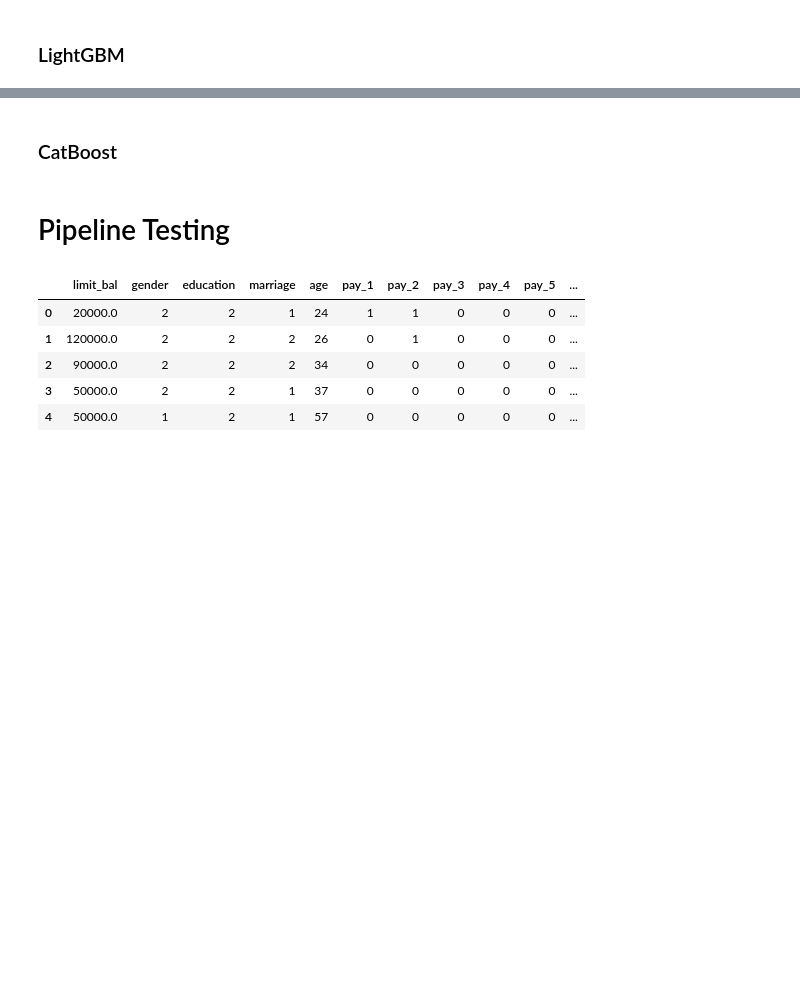
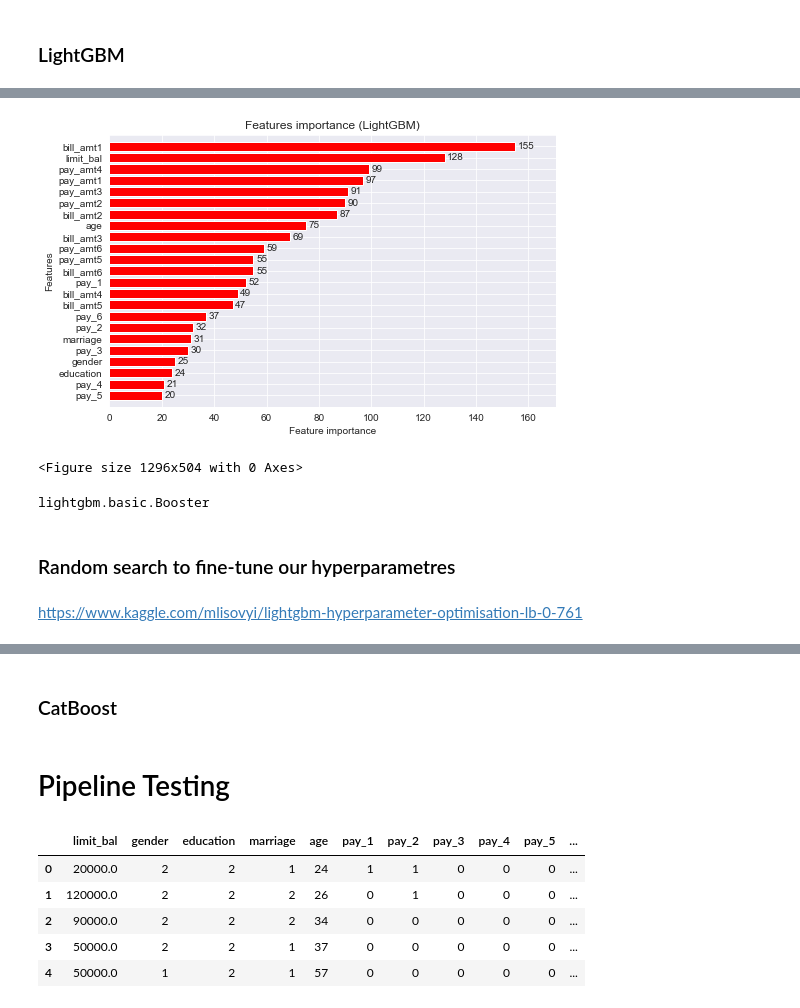
Before and after one commit to thomasXwang/UCI-Credit-card-defaults, a Jupyter notebook: 04-UCI with pipelines.ipynb, the cells around one changed output, grey strips where cells are left out. Saved outputs shown, nothing was run; the diff lists cells and outputs as text; code cells hidden in the pictures; blank space fills up the shorter version.

Commit message:
Added a LightGBM predictor, with a random search, but it yields nothing good

```diff
--- a/04-UCI with pipelines.ipynb
+++ b/04-UCI with pipelines.ipynb
@@ -1208,0 +1222,2 @@ print(roc_auc_score(y_test, y_pred))
+# %%
+categorical_features = ['gender', 'education', 'marriage', 'pay_1', 'pay_2', 'pay_3', 'pay_4', 'pay_5', 'pay_6']
@@ -1208,0 +1228,37 @@ print(roc_auc_score(y_test, y_pred))
+# %%
+d_train = lgb.Dataset(X_raw_train,
+                      label=y_train,
+                      categorical_feature=categorical_features,
+                     free_raw_data=False)
+d_test = lgb.Dataset(X_raw_test,
+                     y_test,
+                     reference=d_train,
+                     categorical_feature=categorical_features,
+                    free_raw_data=True)
+# %%
+params = {
+    'learning_rate': 0.06,
+    'boosting_type': 'gbdt',
+    'objective': 'binary',
+    'metric': 'auc',
+
+
+    'scale_pos_weight': 6,
+    'num_leaves': 15,
+    'max_depth': 7,
+    'min_data_in_leaf': 500, # Min number of data needed in a child leaf,
+
+    'bagging_freq': 1, # enabling random selection of data
+    'bagging_fraction': 0.8,
+    'feature_fraction': 0.8,
+    'verbose': 1,
+}
+# %%
+print('Starting training...')
+lgbm = lgb.train(params,
+                 d_train,
+                 valid_sets=[d_train, d_test],
+                 valid_names=['train', 'valid'],
+                 num_boost_round=1000,
+                 early_stopping_rounds=100,
+                verbose_eval=50)
@@ -1208,0 +1306,16 @@ print(roc_auc_score(y_test, y_pred))
+# %%
+fig, (ax) = plt.subplots(ncols=1, figsize=(8,5))
+plt.figure(figsize=(18,7))
+lgb.plot_importance(lgbm, height=0.8, title="Features importance (LightGBM)", ax=ax,color="red")
+plt.show()
+# %% [output]
+[figure, added]
+<Figure size 1296x504 with 0 Axes>
+# %%
+type(lgbm)
+# %% [output]
+lightgbm.basic.Booster
+# %% [markdown]
+### Random search to fine-tune our hyperparametres
+# %% [markdown]
+https://www.kaggle.com/mlisovyi/lightgbm-hyperparameter-optimisation-lb-0-761
```
Also changed, not shown: parts of 40 cells of this notebook, 1 other file.
